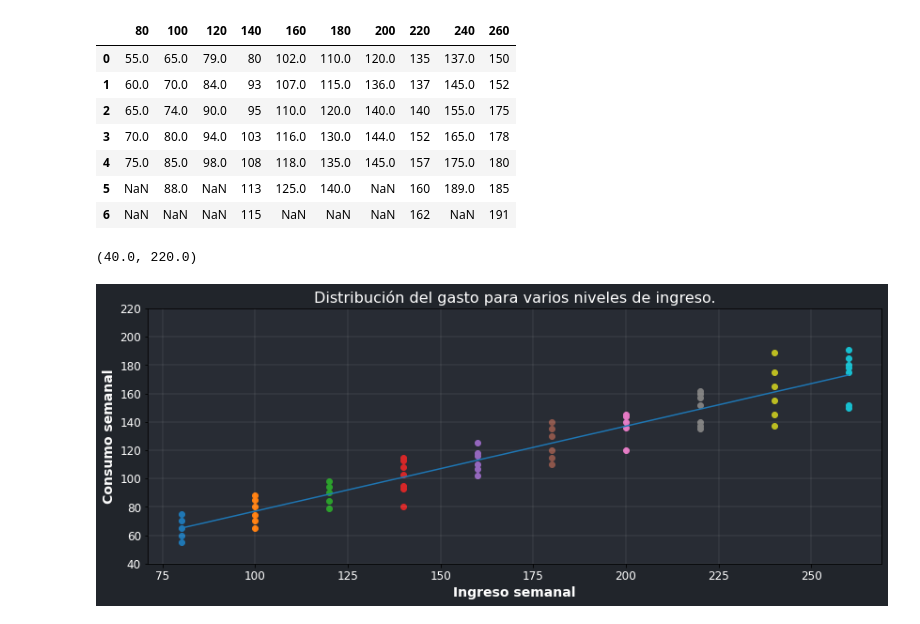
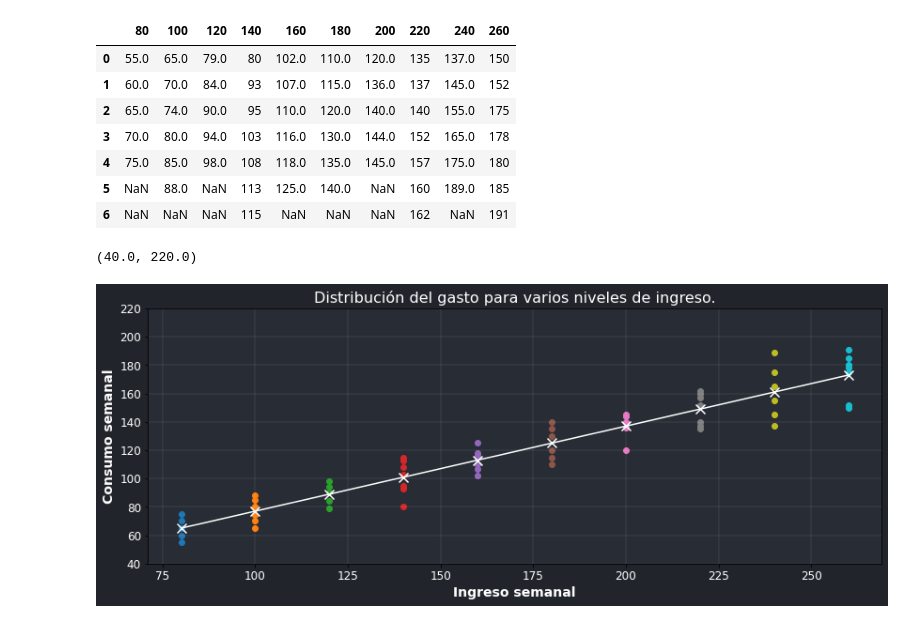
Before and after one commit to JuanFeA98/Economia, a Jupyter notebook: Econometría/01. Econometria I.ipynb, the cells around one changed output. Saved outputs shown, nothing was run; the diff lists cells and outputs as text; code cells hidden in the pictures.

```diff
--- a/Econometría/01. Econometria I.ipynb
+++ b/Econometría/01. Econometria I.ipynb
@@ -123,22 +123,23 @@ for i in list(df):
 # %%
 fig, ax = plt.subplots(figsize=(14,5))
 
 plt.title('Distribución del gasto para varios niveles de ingreso.', size=16, color='white')
 plt.grid(visible=True, linewidth=0.1, color='white')
 fig.patch.set_facecolor('#21252b')
 ax.set_facecolor('#282c34')
 
 for i in list(df):
     plt.scatter(x=[i for j in range(7)], y=df[i])
 
-plt.plot(list(df), promedio)
+plt.scatter(list(df), promedio, marker='x', s=100, color='white')
+plt.plot(list(df), promedio, color='white')
 
 plt.xlabel('Ingreso semanal', size=14, weight=700, color='white')
 plt.xticks(color='white', size=12)
 
 plt.ylabel('Consumo semanal', size=14, weight=700, color='white')
 plt.yticks(color='white', size=12)
 plt.ylim(40, 220)
 # %% [output]
 (40.0, 220.0)
-[figure, old version]
+[figure, new version]
```
Also changed, not shown: parts of 6 cells of this notebook.
